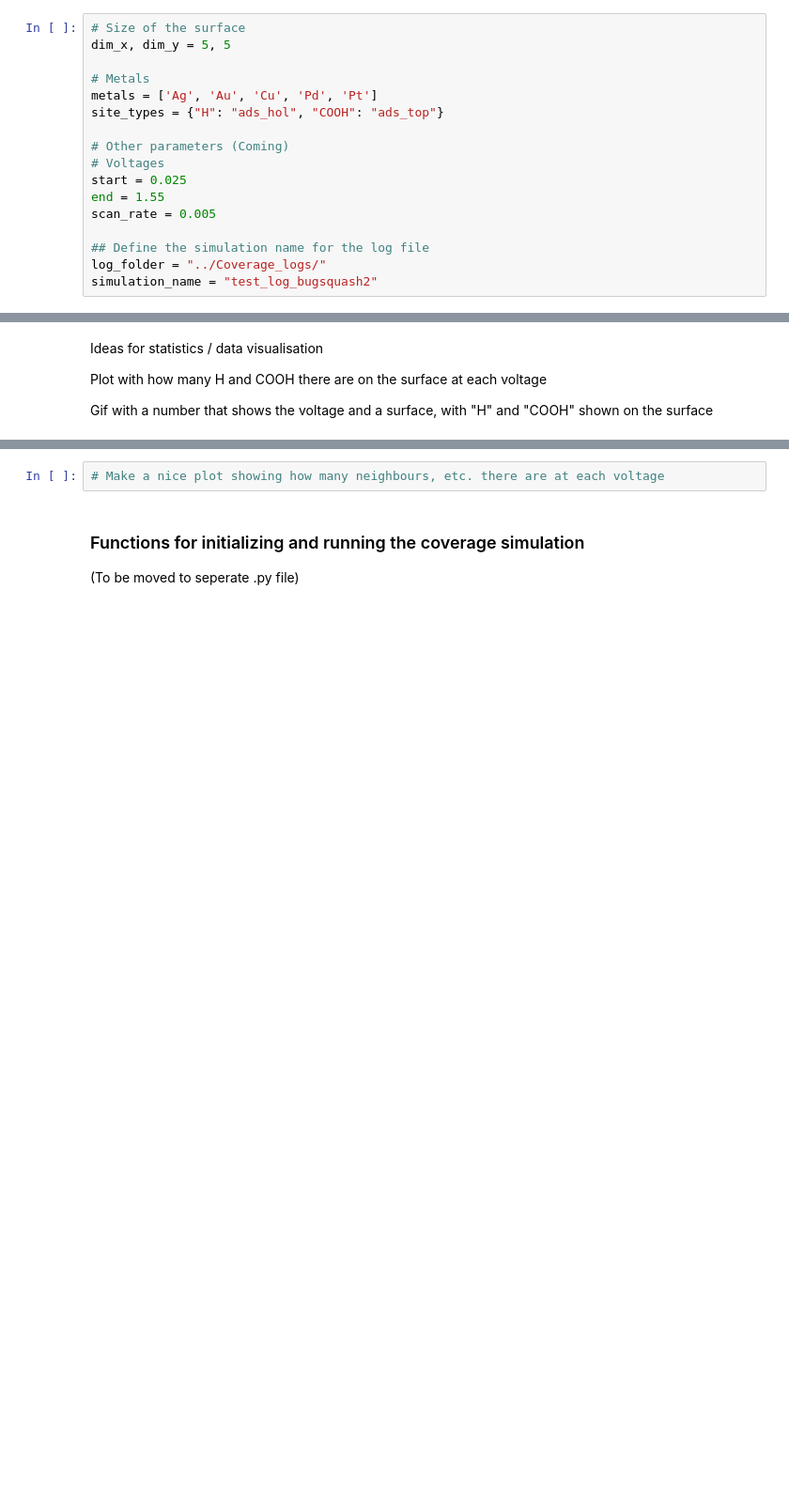
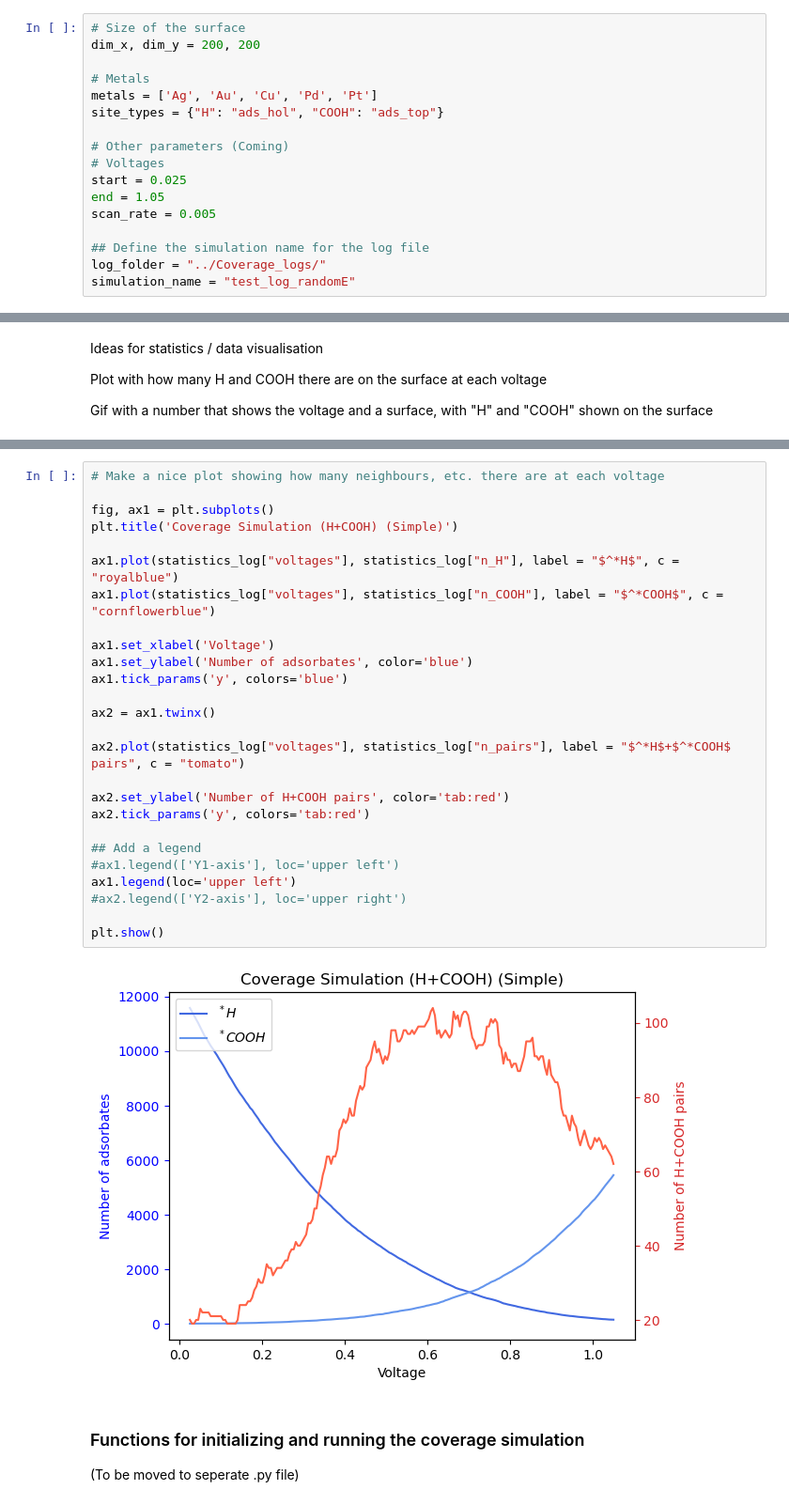
Before and after one commit to MarcusNoergaardWeng/CatalysisThesis, a Jupyter notebook: Notebooks/Coverage_H_COOH.ipynb, the cells around one changed output, grey strips where cells are left out. Shown at 94% size. Cells and saved outputs as stored; diff of their text form; blank space fills up the shorter version.

Commit message:
Coverage simulation runs! (Just needs real deltaG now)

```diff
--- a/Notebooks/Coverage_H_COOH.ipynb
+++ b/Notebooks/Coverage_H_COOH.ipynb
@@ -26,7 +26,7 @@ np.random.seed(1)
 #### Setup
 # %%
 # Size of the surface
-dim_x, dim_y = 5, 5
+dim_x, dim_y = 200, 200
 
 # Metals
 metals = ['Ag', 'Au', 'Cu', 'Pd', 'Pt']
@@ -35,12 +35,12 @@ site_types = {"H": "ads_hol", "COOH": "ads_top"}
 # Other parameters (Coming)
 # Voltages
 start = 0.025
-end = 1.55
+end = 1.05
 scan_rate = 0.005
 
 ## Define the simulation name for the log file
 log_folder = "../Coverage_logs/"
-simulation_name = "test_log_bugsquash2"
+simulation_name = "test_log_randomE"
 # %% [markdown]
 ### Run the simulation
 #### Seperate H and COOH - Precompute all binding energies
@@ -100,5 +84,31 @@ statistics_log
 # %%
 # Make a nice plot showing how many neighbours, etc. there are at each voltage
+
+fig, ax1 = plt.subplots()
+plt.title('Coverage Simulation (H+COOH) (Simple)')
+
+ax1.plot(statistics_log["voltages"], statistics_log["n_H"], label = "$^*H$", c = "royalblue")
+ax1.plot(statistics_log["voltages"], statistics_log["n_COOH"], label = "$^*COOH$", c = "cornflowerblue")
+
+ax1.set_xlabel('Voltage')
+ax1.set_ylabel('Number of adsorbates', color='blue')
+ax1.tick_params('y', colors='blue')
+
+ax2 = ax1.twinx()
+
+ax2.plot(statistics_log["voltages"], statistics_log["n_pairs"], label = "$^*H$+$^*COOH$ pairs", c = "tomato")
+
+ax2.set_ylabel('Number of H+COOH pairs', color='tab:red')
+ax2.tick_params('y', colors='tab:red')
+
+## Add a legend
+#ax1.legend(['Y1-axis'], loc='upper left')
+ax1.legend(loc='upper left')
+#ax2.legend(['Y2-axis'], loc='upper right')
+
+plt.show()
+# %% [output]
+[figure, added]
 # %% [markdown]
 ### Functions for initializing and running the coverage simulation
 
```
Also changed, not shown: parts of 14 cells of this notebook, 3 other files.
